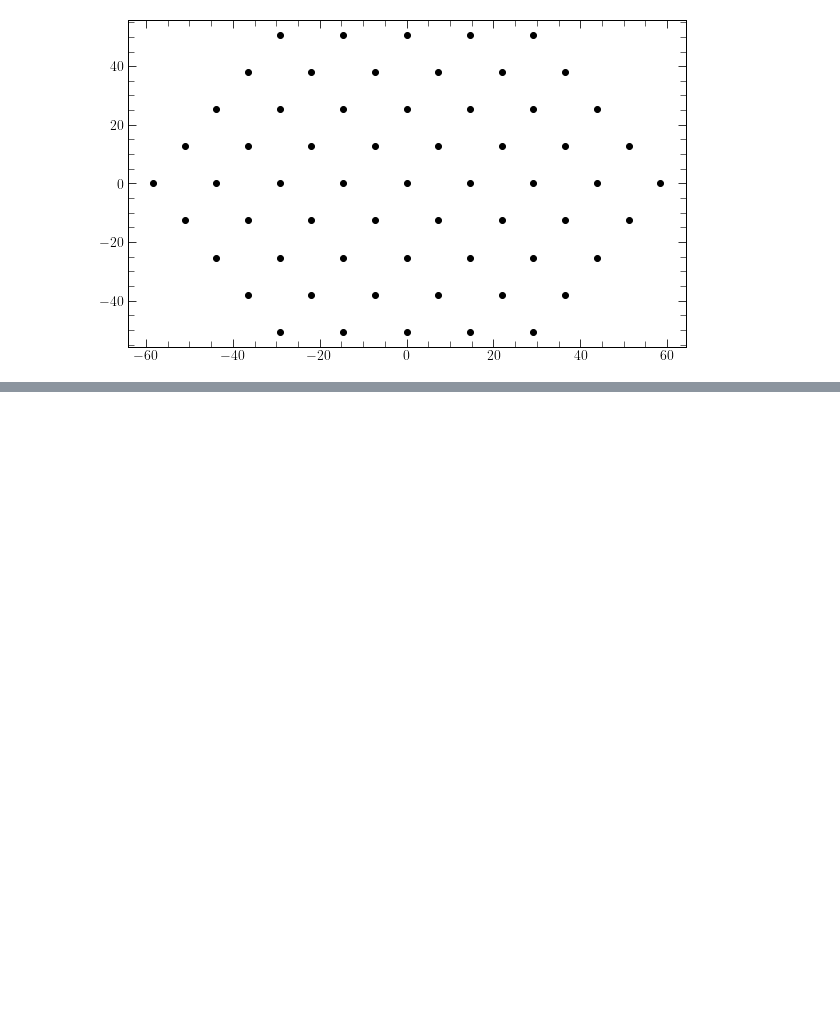
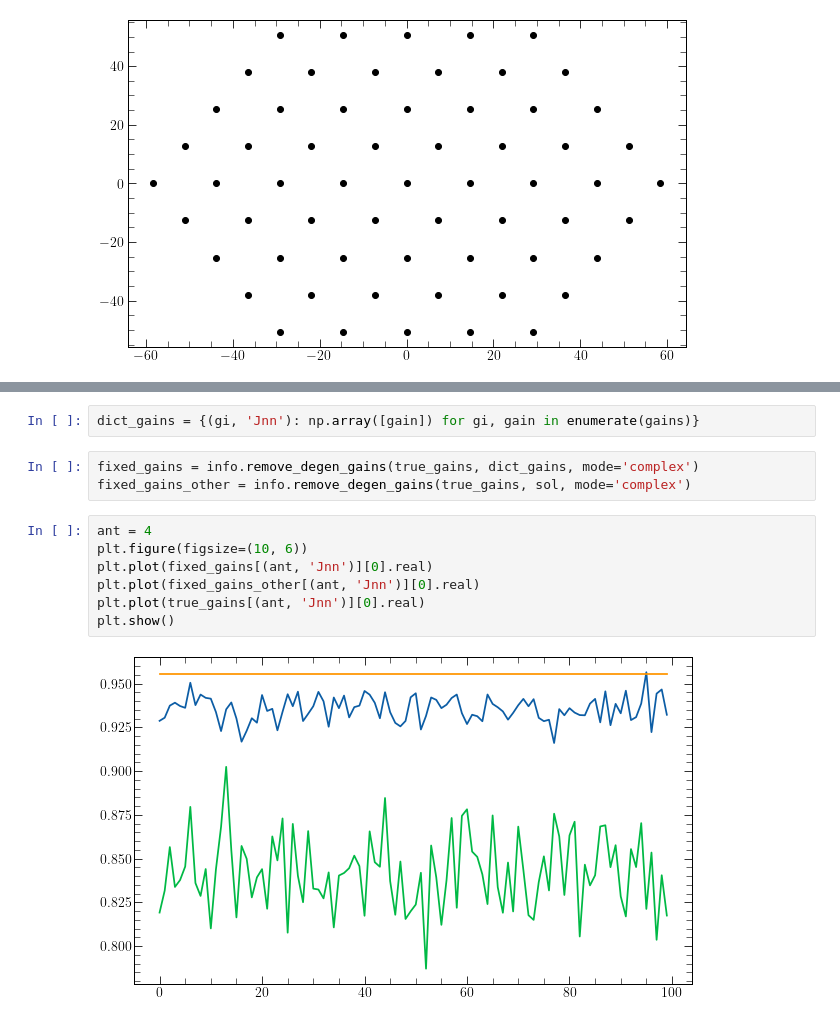
Before and after one commit to tyler-a-cox/linsolve, a Jupyter notebook: tf_linsolve_workspace-Copy1.ipynb, the cells around one changed output, grey strips where cells are left out. Saved outputs shown, nothing was run; the diff lists cells and outputs as text; blank space fills up the shorter version.

```diff
--- a/tf_linsolve_workspace-Copy1.ipynb
+++ b/tf_linsolve_workspace-Copy1.ipynb
@@ -267,0 +287,14 @@ wgts
+# %%
+dict_gains = {(gi, 'Jnn'): np.array([gain]) for gi, gain in enumerate(gains)}
+# %%
+fixed_gains = info.remove_degen_gains(true_gains, dict_gains, mode='complex')
+fixed_gains_other = info.remove_degen_gains(true_gains, sol, mode='complex')
+# %%
+ant = 4
+plt.figure(figsize=(10, 6))
+plt.plot(fixed_gains[(ant, 'Jnn')][0].real)
+plt.plot(fixed_gains_other[(ant, 'Jnn')][0].real)
+plt.plot(true_gains[(ant, 'Jnn')][0].real)
+plt.show()
+# %% [output]
+[figure, added]
```
Also changed, not shown: parts of 70 cells of this notebook, 4 other files.
